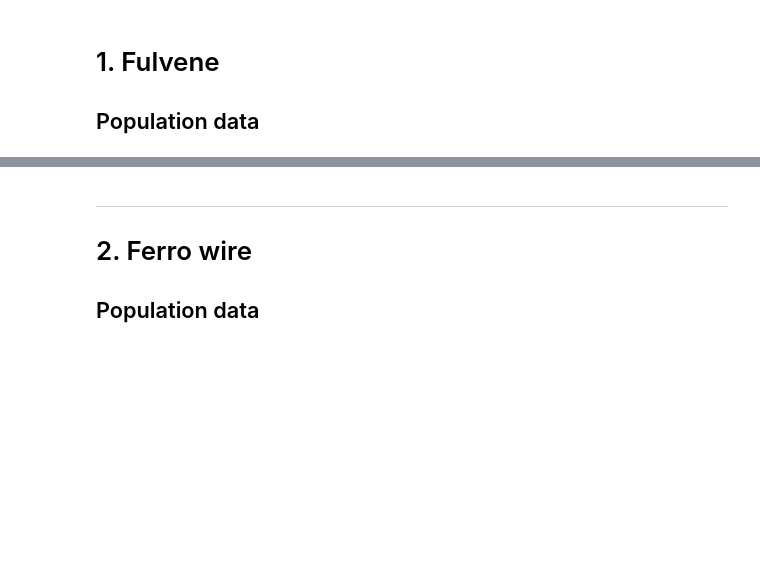
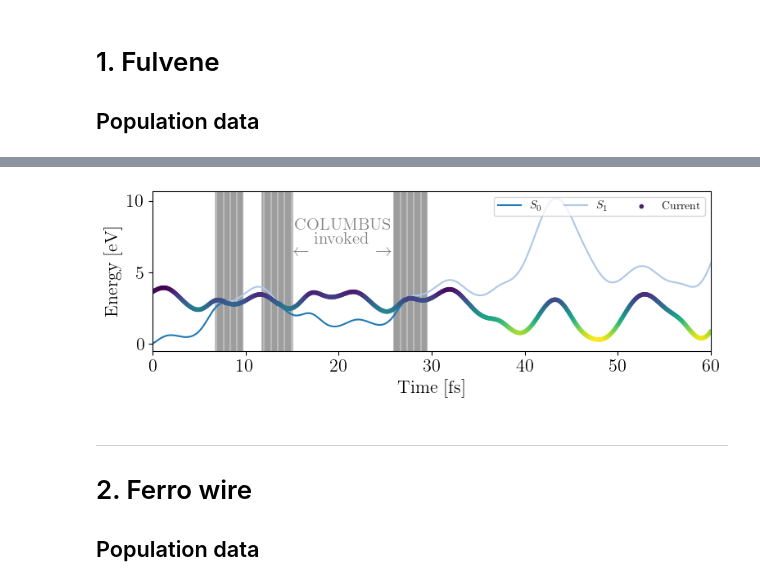
Before and after one commit to JakubMartinka/FSSH-in-MLatom, a Jupyter notebook: SI.ipynb, the cells around one changed output, grey strips where cells are left out. Cells and saved outputs as stored; diff of their text form; code cells hidden in the pictures; blank space fills up the shorter version.

```diff
--- a/SI.ipynb
+++ b/SI.ipynb
@@ -216,3 +226,31 @@ plt.show()
+# %%
+#path = # path to examples/FULVENE_FSSH_MLQM_0.5eV
+path = '/data/theoch/jakubm/FSSH_in_MLatom/examples/FULVENE_FSSH_MLQM_0.5eV/' # path to examples/FULVENE_FSSH_MLQM_0.5eV
+
+traj = ml.data.molecular_trajectory()
+traj.load(f'{path}/TRAJ87/traj1.h5', format='h5md')
+
+fig, ax = plt.subplots(1, figsize=(8, 3))
+
+for i, step in enumerate(traj.steps):
+    if np.all(step.molecule.nacv[0][1] != 0):
+        ax.axvline(i*0.1, c='grey', alpha=0.5)
+
+ml.namd.plot_pes(ax, traj, time_step=0.1, max_propagation_time=60.0, nstates=2)
+
+ax.text(15.1, 6, r'$\leftarrow$', c='grey', fontsize=15)
+ax.text(24, 6, r'$\rightarrow$', c='grey', fontsize=15)
+ax.text(15.3, 8, 'COLUMBUS', c='grey', fontsize=15)
+ax.text(17.3, 7, 'invoked', c='grey', fontsize=15)
+
+ax.set_ylabel("Energy [eV]", fontsize=16)
+ax.set_xlabel("Time [fs]")
+
+save_fig('fulvene_traj', tight_layout=True)
+plt.tight_layout()
+plt.show()
+# %% [output]
+[figure, added]
 # %% [markdown]
 ___
 # 2. Ferro wire
```
Also changed, not shown: parts of 5 cells of this notebook.
